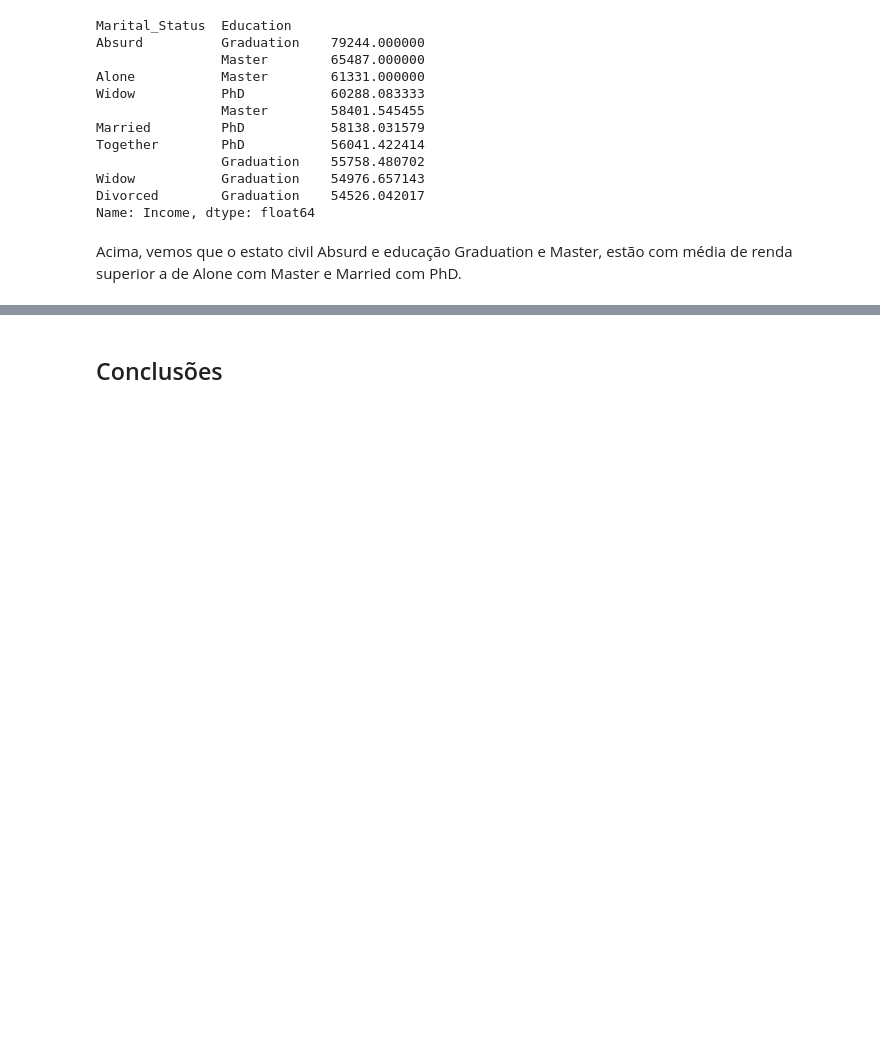
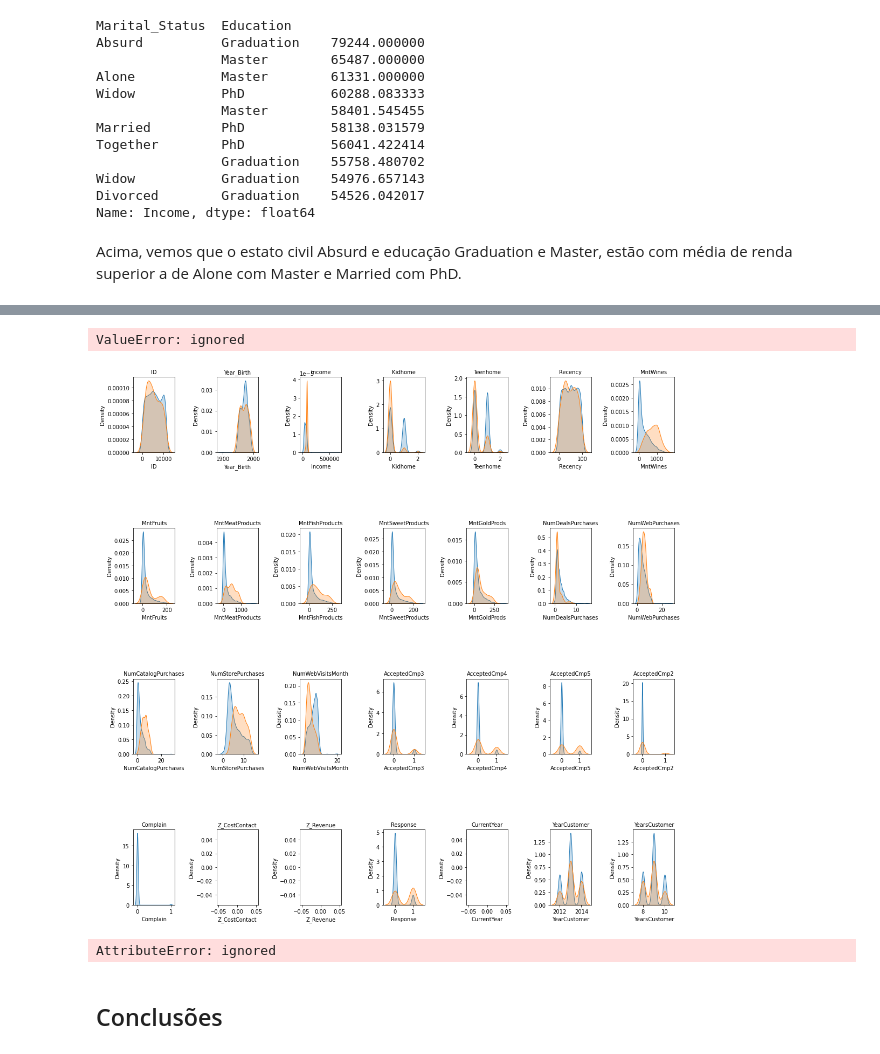
Before and after one commit to rodrigoreisbr-tech/data_science, a Jupyter notebook: Analisando_os_Dados_do_IFood.ipynb, the cells around one changed output, grey strips where cells are left out. Drawn from its saved outputs; the diff is of its cells as text; code cells hidden in the pictures; blank space fills up the shorter version.

```diff
--- a/Analisando_os_Dados_do_IFood.ipynb
+++ b/Analisando_os_Dados_do_IFood.ipynb
@@ -556,0 +513,22 @@ ValueError: ignored
+# %%
+column_names = df.drop(['AcceptedCmp1', 'MonthsCustomer','Dt_Customer','Education','Marital_Status','AgeGroupDescription','YearCustomerGroupDesc'], axis=1).columns
+num_plots = len(column_names)
+df_class_0 = df[df.AcceptedCmp1 == 0]
+df_class_1 = df[df.AcceptedCmp1 == 1]
+
+fig, ax = plt.subplots(nrows=4, ncols=7, figsize=(18,18))
+fig.subplots_adjust(hspace=1, wspace=1)
+
+idx = 0
+for col in column_names:
+    idx += 1
+    plt.subplot(4, 7, idx)
+    sns.kdeplot(df_class_0[col], label="NãoFuncionou", shade=True)
+    sns.kdeplot(df_class_1[col], label="Funcionou", shade=True)
+    plt.title(col, fontsize=10)
+plt.tight_layout()
+
+#print(column_names)
+# %% [output]
+ValueError: ignored
+[figure, added]
@@ -557,2 +553,14 @@ ValueError: ignored
+# %%
+# usar técnica under-sampling
+rus = RandomUnderSampler()
+X_rus, y_rus = rus.fit_sample(X_train, y_train)
+
+# ver o balanceamento das classes
+print(pd.Series(y_rus).value_counts())
+
+# plotar a nova distribuição de classes
+sns.countplot(y_rus);
+# %% [output]
+AttributeError: ignored
 # %% [markdown]
 ## Conclusões
```
Also changed, not shown: parts of 27 cells of this notebook.
